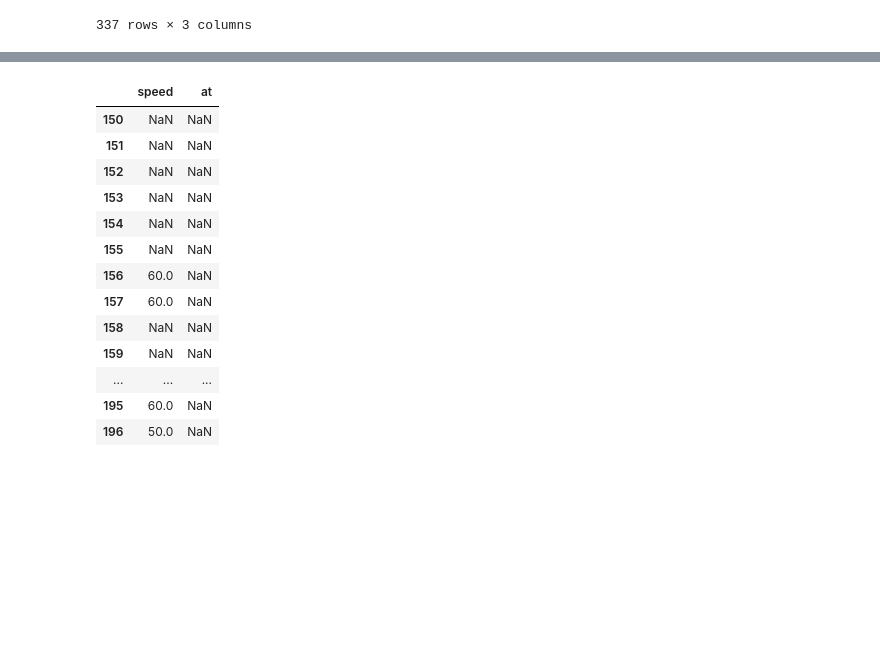
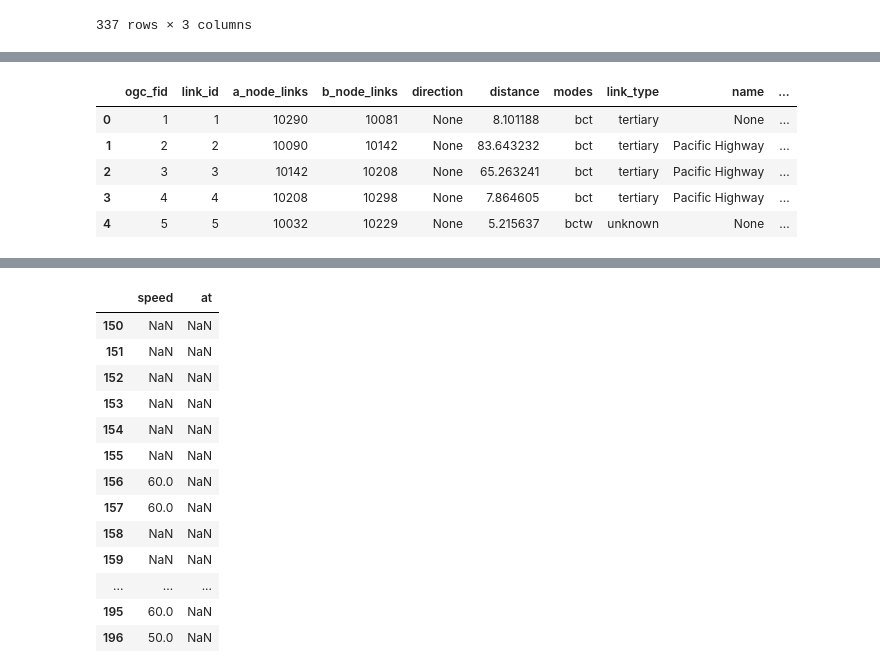
Before and after one commit to AequilibraE/aequilibrae, a Jupyter notebook: docs/source/examples/creating_models/ovm.ipynb, the cells around one changed output, grey strips where cells are left out. Saved outputs shown, nothing was run; the diff lists cells and outputs as text; code cells hidden in the pictures; blank space fills up the shorter version.

```diff
--- a/docs/source/examples/creating_models/ovm.ipynb
+++ b/docs/source/examples/creating_models/ovm.ipynb
@@ -160,16 +189,18 @@ import shapely
 # table2 = gpd.GeoDataFrame(columns = ['speed', 'geometry', 'at'])
 new_list = []
 for index, row in links.iterrows():
-    # print()
-    # print(index)
-    # print(row['speed'])
+    print()
+    print(index)
+    a_node = row['a_node']
+    b_node = row['b_node']
 
     if row['speed'] != None:
         speed = json.loads(row['speed'])
         # print(type(speed))
         if type(speed) == dict:
             # print(speed)
-            new_list.append({'speed': speed['maxSpeed'][0]})
+            new_list.append({'speed': speed['maxSpeed'][0],'a_node': a_node,'b_node': b_node})
+            print('dict')
         elif type(speed) == list and len(speed) >= 1:
             # at_values = sorted(list(set([at for entry in speed for at in entry['at']])))
 
@@ -185,10 +216,9 @@ for index, row in links.iterrows():
 
             # Create a dictionary with keys as flat_differences and values as at_values_list
             result_dict = dict(zip(differences, at_values_list))
-            # print(result_dict)
+            print(result_dict)
 
             max_difference = max(differences)
-            print(max_difference)
 
             if max_difference >= 0.7:
                 # Find the index of the value in the differences list
@@ -197,21 +227,25 @@ for index, row in links.iterrows():
                 # Access the corresponding entry in the original 'data' list to access the 'maxSpeed' value
                 max_speed = speed[index]['maxSpeed'][0]
 
-                new_list.append({'speed': max_speed, 'at': result_dict[max_difference]})
+                new_list.append({'speed': max_speed, 'at': result_dict[max_difference], 'a_node': a_node,'b_node': b_node})
+                print(result_dict[max_difference])
             else:
                 print('splitting')
                 for element in differences:
                     # Find the index of the value in the differences list
-                    index = differences.index(element)
+                    index_d = differences.index(element)
+                    print(index_d)
 
                     # Access the corresponding entry in the original 'data' list to access the 'maxSpeed' value
-                    max_speed = speed[index]['maxSpeed'][0]
-                    for ats in result_dict[element]:
-                        new_list.append({'speed': max_speed, 'at': ats})
+                    max_speed = speed[index_d]['maxSpeed'][0]
+                    print(max_speed)
+                    new_list.append({'speed': max_speed, 'at': result_dict[element] ,'a_node': a_node,'b_node': b_node})
 
     else:
-        new_list.append({'speed': row['speed']})
+        new_list.append({'speed': row['speed'],'a_node': a_node,'b_node': b_node})
+        print('none')
+
 
 gdf = gpd.GeoDataFrame(new_list)
-gdf
+gdf['speed']
 # %% [output]
@@ -247,0 +343,11 @@ splitting
+# %%
+import pandas as pd
+merged_df = pd.merge(links, gdf, left_index=True, right_index=True, how='left', suffixes=('_links', '_gdf'))
+merged_df[0:5]
+# %% [output]
+|  | ogc_fid | link_id | a_node_links | b_node_links | direction | distance | modes | link_type | name | ... |
+| 0 | 1 | 1 | 10290 | 10081 | None | 8.101188 | bct | tertiary | None | ... |
+| 1 | 2 | 2 | 10090 | 10142 | None | 83.643232 | bct | tertiary | Pacific Highway | ... |
+| 2 | 3 | 3 | 10142 | 10208 | None | 65.263241 | bct | tertiary | Pacific Highway | ... |
+| 3 | 4 | 4 | 10208 | 10298 | None | 7.864605 | bct | tertiary | Pacific Highway | ... |
+| 4 | 5 | 5 | 10032 | 10229 | None | 5.215637 | bctw | unknown | None | ... |
```
Also changed, not shown: parts of 15 cells of this notebook.
